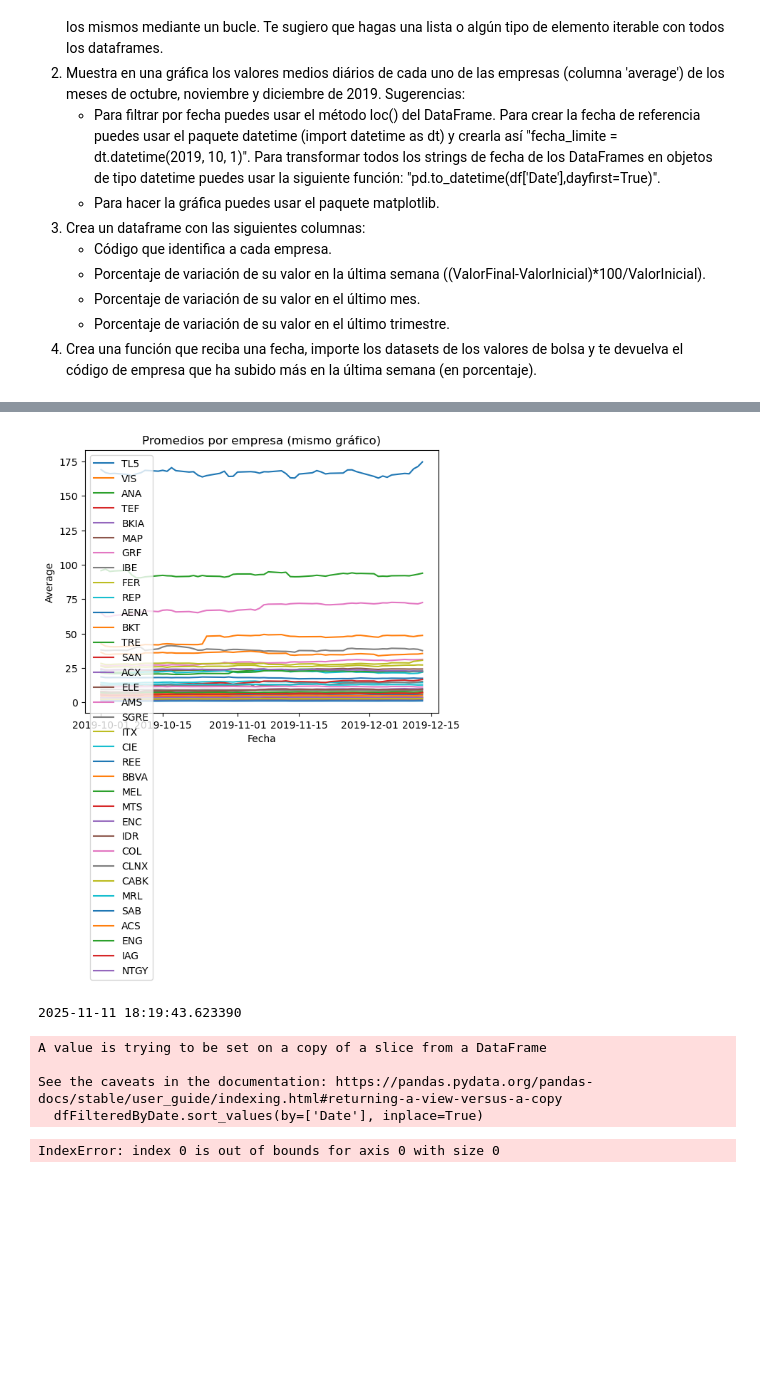
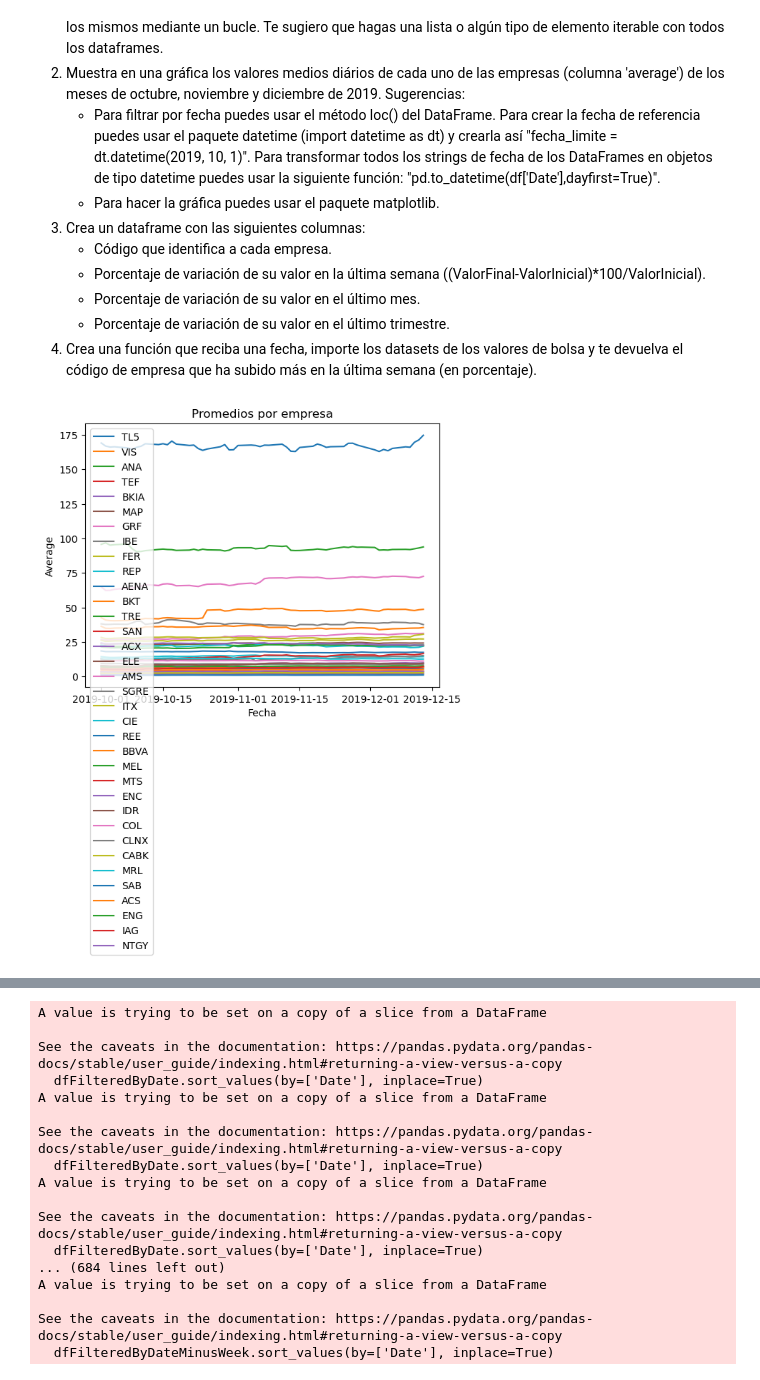
Before and after one commit to manuelo24-jpg/Ejercicios-Python, a Jupyter notebook: tema2/actividad2_6/Actividad2_6_Lectura y escritura de ficheros.ipynb, the cells around one changed output, grey strips where cells are left out. Cells and saved outputs as stored; diff of their text form; code cells hidden in the pictures; blank space fills up the shorter version.

```diff
--- a/tema2/actividad2_6/Actividad2_6_Lectura y escritura de ficheros.ipynb
+++ b/tema2/actividad2_6/Actividad2_6_Lectura y escritura de ficheros.ipynb
@@ -24,18 +24,17 @@ from dateutil.relativedelta import relativedelta
 fileDataFrames = []
 initDate = dt.datetime(2019,10,1)
 limitDate = dt.datetime(2020,1,1)
-todayDate = dt.datetime.today()
-lastMonthDate = todayDate - relativedelta(months=1)
-lastThreeMonthDate = todayDate - relativedelta(months=3)
-lastWeekDate = todayDate - relativedelta(weeks=1)
+todayDate = dt.datetime(2019,12,15)
+lastWeekDate = (todayDate - relativedelta(days=7))
+lastMonthDate = (todayDate - relativedelta(days=30))
+lastThreeMonthDate = (todayDate - relativedelta(days=90))
 fig, ax = plt.subplots()
 legend = []
 codList = []
 lastWeekVariationList = []
 lastMonthVariationList = []
 lastThreeMonthVariationList = []
-
-print(lastWeekDate)
+bestFactoryAverage,bestAverageCod  = - 100, ''
 
 fileList = os.listdir('./IBEX35_Individual_data')
 for file in fileList:
@@ -44,36 +43,55 @@ for file in fileList:
 
 #2
 for fileDataFrame in fileDataFrames:
     dfByDateRange = fileDataFrame.loc[pd.to_datetime(fileDataFrame['Date'], dayfirst=True)
                       .between(initDate, limitDate)]
     legend.append(dfByDateRange['Ticker'].values[0])
     ax.plot(pd.to_datetime(dfByDateRange['Date'], dayfirst=True), dfByDateRange['Average'])
 
 
-ax.set_title("Promedios por empresa (mismo gráfico)")
+ax.set_title("Promedios por empresa")
 ax.set_xlabel("Fecha")
 ax.set_ylabel("Average")
 
 plt.legend(legend)
 plt.show()
 
-#3
+#3 no me devuelve bien el dataframe
 def addValuesByFilter(date, list):
     for fileDataFrame in fileDataFrames:
         dfFilteredByDate = fileDataFrame.loc[pd.to_datetime(fileDataFrame['Date'], dayfirst=True)
-                      .between(pd.to_datetime(date), pd.to_datetime(todayDate))]
+                      .between(pd.to_datetime(date, dayfirst=True), pd.to_datetime(todayDate, dayfirst=True))]
         dfFilteredByDate.sort_values(by=['Date'], inplace=True)
-        print(pd.to_datetime(date))
-        codList.append(dfFilteredByDate["Ticker"].values[0])
+        if(len(codList) == len(list)):
+            codList.append(dfFilteredByDate["Ticker"].values[0])
+
         list.append(((dfFilteredByDate["Average"].values[-1] - dfFilteredByDate["Average"].values[0])
-                     / dfFilteredByDate["Average"].values[0]) * 100)
+                        / dfFilteredByDate["Average"].values[0]) * 100)
 
 addValuesByFilter(lastWeekDate, lastWeekVariationList)
 addValuesByFilter(lastMonthDate, lastMonthVariationList)
 addValuesByFilter(lastThreeMonthDate, lastThreeMonthVariationList)
 
 factoryDf = pd.DataFrame({'cod': codList,
             'lastWeekVariation': lastWeekVariationList,
             'lastMonthVariation': lastMonthVariationList,
             'lastThreeMonthVariation' : lastThreeMonthVariationList})
+
+factoryDf.head(20)
+
+def showBestAverageByDate(date):
+    for fileDataFrame in fileDataFrames:
+        dfFilteredByDateMinusWeek = fileDataFrame.loc[pd.to_datetime(fileDataFrame['Date'], dayfirst=True)
+                      .between(pd.to_datetime(date - relativedelta(day=7), dayfirst=True), pd.to_datetime(date, dayfirst=True))]
+        dfFilteredByDateMinusWeek.sort_values(by=['Date'], inplace=True)
+        FactoryAverage = (((dfFilteredByDateMinusWeek["Average"].values[-1] - dfFilteredByDateMinusWeek["Average"].values[0])
+                        / dfFilteredByDateMinusWeek["Average"].values[0]) * 100)
+        if(FactoryAverage > bestFactoryAverage):
+            bestAverageCod = dfFilteredByDateMinusWeek["Ticker"].values[0]
+
+    return "the best average is from the " + bestAverageCod + " factory between " + str(date - relativedelta(day=7)) + " and " + str(date)
+
+print(showBestAverageByDate(todayDate))
+print(showBestAverageByDate(dt.datetime(2019,10,10)))
 # %% [output]
+[figure, new version]
@@ -81,7 +100,17 @@ factoryDf = pd.DataFrame({'cod': codList,
-[figure, old version]
-2025-11-11 18:19:43.623390
+A value is trying to be set on a copy of a slice from a DataFrame
+
+See the caveats in the documentation: https://pandas.pydata.org/pandas-docs/stable/user_guide/indexing.html#returning-a-view-versus-a-copy
+  dfFilteredByDate.sort_values(by=['Date'], inplace=True)
+A value is trying to be set on a copy of a slice from a DataFrame
+
+See the caveats in the documentation: https://pandas.pydata.org/pandas-docs/stable/user_guide/indexing.html#returning-a-view-versus-a-copy
+  dfFilteredByDate.sort_values(by=['Date'], inplace=True)
+A value is trying to be set on a copy of a slice from a DataFrame
+
+See the caveats in the documentation: https://pandas.pydata.org/pandas-docs/stable/user_guide/indexing.html#returning-a-view-versus-a-copy
+  dfFilteredByDate.sort_values(by=['Date'], inplace=True)
+... (684 lines left out)
+A value is trying to be set on a copy of a slice from a DataFrame
+
+See the caveats in the documentation: https://pandas.pydata.org/pandas-docs/stable/user_guide/indexing.html#returning-a-view-versus-a-copy
+  dfFilteredByDateMinusWeek.sort_values(by=['Date'], inplace=True)
-A value is trying to be set on a copy of a slice from a DataFrame
-
-See the caveats in the documentation: https://pandas.pydata.org/pandas-docs/stable/user_guide/indexing.html#returning-a-view-versus-a-copy
-  dfFilteredByDate.sort_values(by=['Date'], inplace=True)
-IndexError: index 0 is out of bounds for axis 0 with size 0
```
Also changed, not shown: parts of 1 cell of this notebook.
